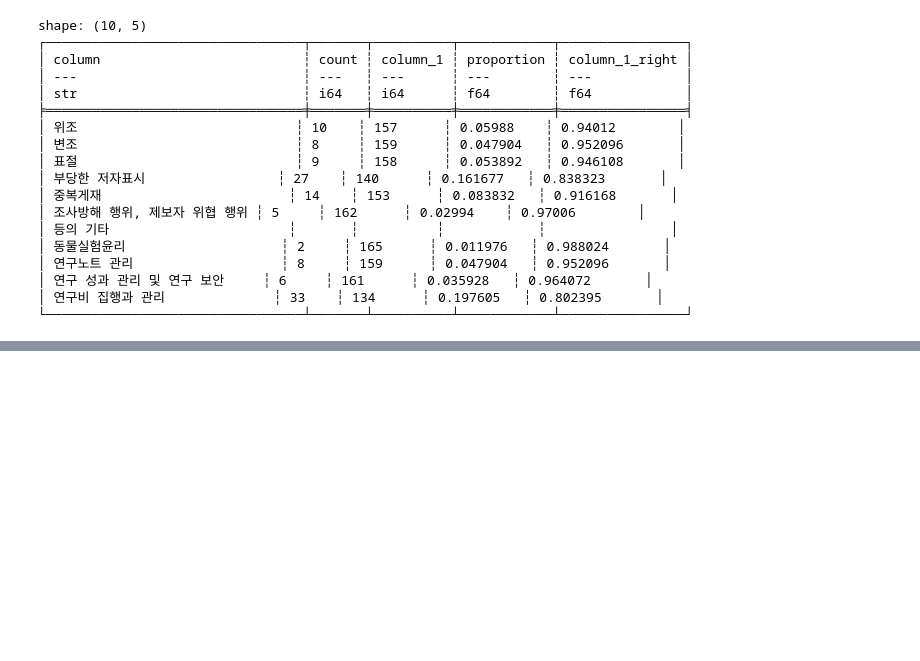
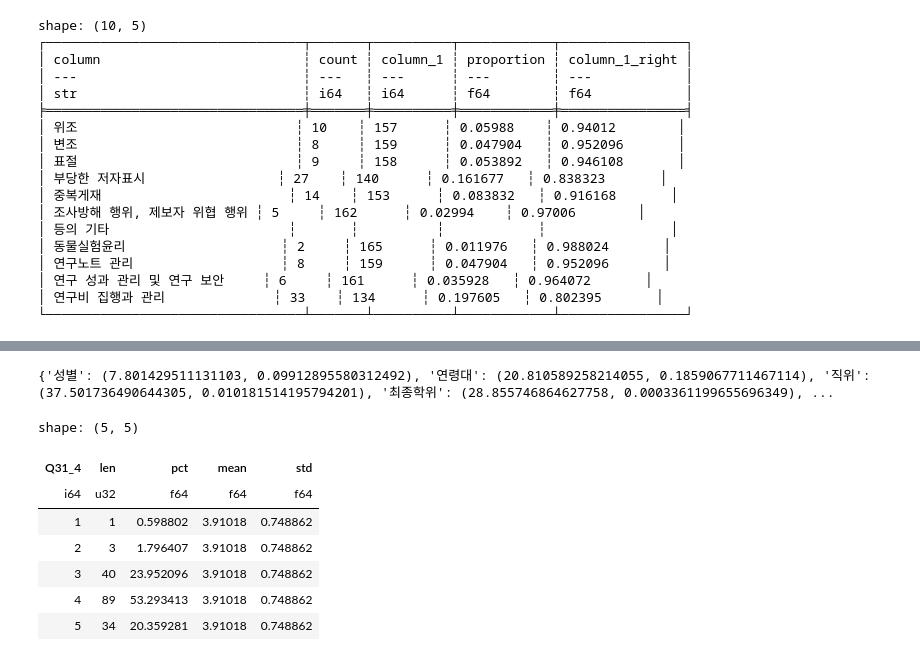
Before and after one commit to hyeonjang/KIOST, a Jupyter notebook: code/4_KIOST_research_ethics_system.ipynb, the cells around one changed output, grey strips where cells are left out. Saved outputs shown, nothing was run; the diff lists cells and outputs as text; code cells hidden in the pictures; blank space fills up the shorter version.

```diff
--- a/code/4_KIOST_research_ethics_system.ipynb
+++ b/code/4_KIOST_research_ethics_system.ipynb
@@ -333,0 +416,18 @@ charts.save("figure/4/아_KIOST의_연구부정행위_검증에_대한_객관성
+# %%
+#
+# 자. KIOST 내 연구자의 연구윤리 준수 상황에 대한 평가: (최근 3년 간 KIOST 연구자의 연구윤리 준수 상황이 어떠하다고 생각하십니까?)
+#
+# 4) 연구비 집행 및 관리
+title = "Q31_4"
+print(chi2_test(title))
+basic_analysis(title)
+# %% [output]
+{'성별': (7.801429511131103, 0.09912895580312492), '연령대': (20.810589258214055, 0.1859067711467114), '직위': (37.501736490644305, 0.010181514195794201), '최종학위': (28.855746864627758, 0.0003361199655696349), ...
+shape: (5, 5)
+| Q31_4 | len | pct | mean | std |
+| i64 | u32 | f64 | f64 | f64 |
+| 1 | 1 | 0.598802 | 3.91018 | 0.748862 |
+| 2 | 3 | 1.796407 | 3.91018 | 0.748862 |
+| 3 | 40 | 23.952096 | 3.91018 | 0.748862 |
+| 4 | 89 | 53.293413 | 3.91018 | 0.748862 |
+| 5 | 34 | 20.359281 | 3.91018 | 0.748862 |
```
Also changed, not shown: parts of 8 cells of this notebook, 5 other files.
